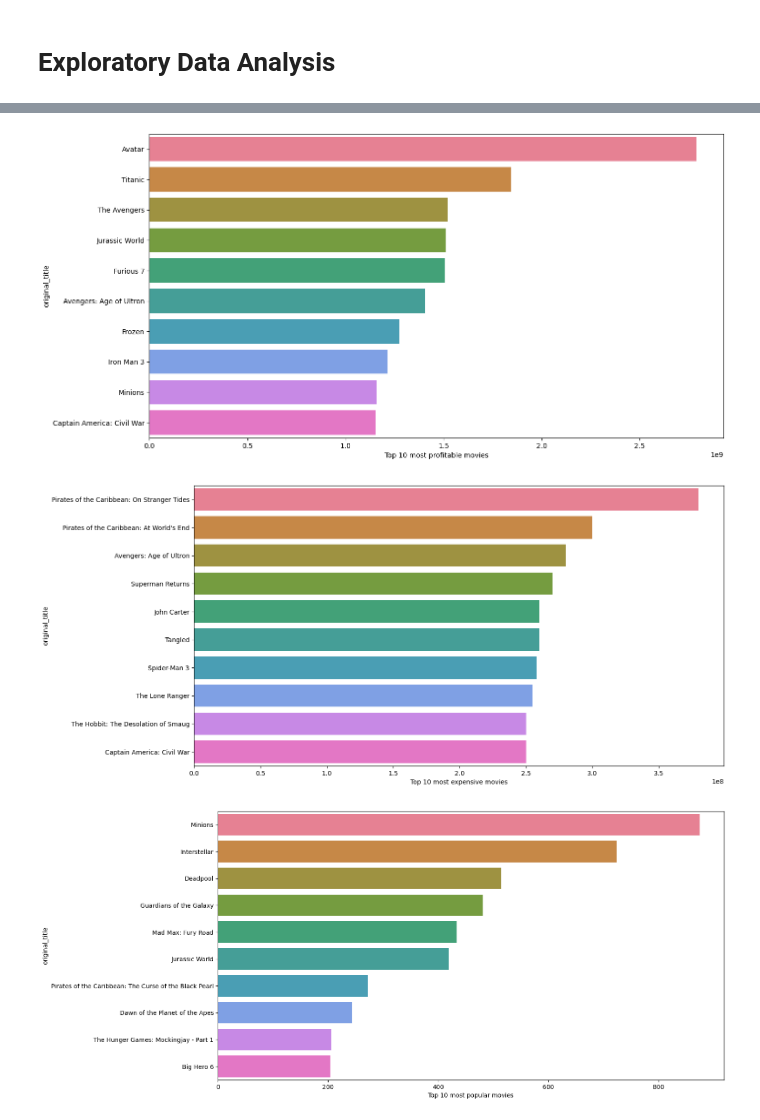
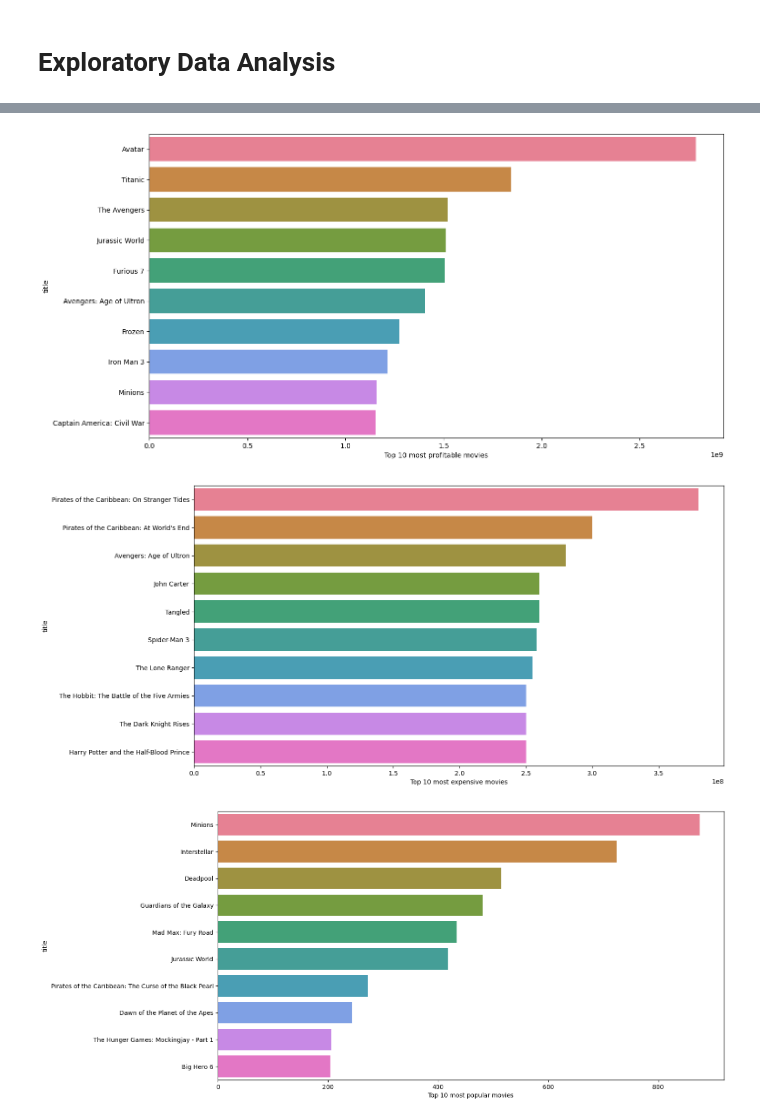
Before and after one commit to ZeynabRostami/tmdb-eda-modelling-recommender-system, a Jupyter notebook: Movies_Analysis.ipynb, the cells around one changed output, grey strips where cells are left out. Drawn from its saved outputs; the diff is of its cells as text; code cells hidden in the pictures.

```diff
--- a/Movies_Analysis.ipynb
+++ b/Movies_Analysis.ipynb
@@ -51,0 +172,5 @@ movies_df.duplicated().sum()
+# %%
+movies_df.release_date = pd.to_datetime(movies_df.release_date)
+movies_df['year'] = movies_df['release_date'].dt.year
+
+movies_df.head(2)
@@ -60,6 +190,6 @@ Index(['budget', 'genres', 'homepage', 'id', 'keywords', 'original_language',
       dtype='object')
 # %%
 # extracting useful columns
-df = movies_df[ ['original_title', 'release_date', 'production_companies', 'production_countries', 'budget', 'genres', 'original_language', 'runtime', 'popularity', 'status', 'vote_count', 'vote_average', 'revenue'] ]
+df = movies_df[ ['id', 'title', 'release_date', 'year', 'production_companies', 'production_countries', 'genres', 'original_language', 'runtime', 'popularity', 'status', 'vote_count', 'vote_average', 'budget', 'revenue', 'profit'] ]
 df.head(2)
 # %% [output]
@@ -69,25 +198,0 @@ df.head(2)
-# %%
-# replacing json values with list of names for each column
-import json
-
-
-def parse_json(json_string):
-    try:
-      json_obj = json.loads(json_string)
-      if isinstance(json_obj, list):
-        return [item['name'] for item in json_obj]
-      else:
-        return None
-    except json.JSONDecodeError as err:
-      print(err)
-      return None
-
-
-def extract_names(data, columns):
-  for column in columns:
-    data[column] = data[column].apply(parse_json)
-  return data
-
-
-df = extract_names(df, ['production_companies', 'production_countries', 'genres'])
-df.head(3)
@@ -115,3 +209,0 @@ profit of movies:  221023361817.0
-# %%
-df['year'] = pd.DatetimeIndex(df['release_date']).year
-df.head(2)
@@ -137,30 +220,30 @@ sns.lineplot(x='year', y='yearly_revenue', data = yearly_revenue)
 # %%
-# top 10 most profitable movies
+# top 10 movies with the most revenue
 plt.figure(figsize=(15,8))
 data = df.sort_values('revenue', ascending=False)[:10]
-sns.barplot(x = 'revenue', y ='original_title', data=data, orient="h", palette=colors, hue='original_title')
+sns.barplot(x = 'revenue', y ='title', data=data, orient="h", palette=colors, hue='title')
 plt.xlabel("Top 10 most profitable movies")
 plt.show()
 # %% [output]
-[figure, old version]
+[figure, new version]
 # %%
 # top 10 most expensive movies
 plt.figure(figsize=(15,8))
 data = df.sort_values('budget', ascending=False)[:10]
-sns.barplot(x = 'budget', y = 'original_title', data=data, palette=colors, orient="h", hue='original_title')
+sns.barplot(x = 'budget', y = 'title', data=data, palette=colors, orient="h", hue='title')
 plt.xlabel("Top 10 most expensive movies")
 plt.show()
 # %% [output]
-[figure, old version]
+[figure, new version]
 # %%
 # top 10 most popular movies
 plt.figure(figsize=(15,8))
 data = df.sort_values('popularity', ascending=False)[:10]
-sns.barplot(x = 'popularity', y = 'original_title', data=data, palette=colors, orient="h", hue='original_title')
+sns.barplot(x = 'popularity', y = 'title', data=data, palette=colors, orient="h", hue='title')
 plt.xlabel("Top 10 most popular movies")
 plt.show()
 # %% [output]
-[figure, old version]
+[figure, new version]
 # %%
 # generes
 genre_count = df['genres'].explode().dropna().value_counts().reset_index(name='count')
```
Also changed, not shown: parts of 30 cells of this notebook.
